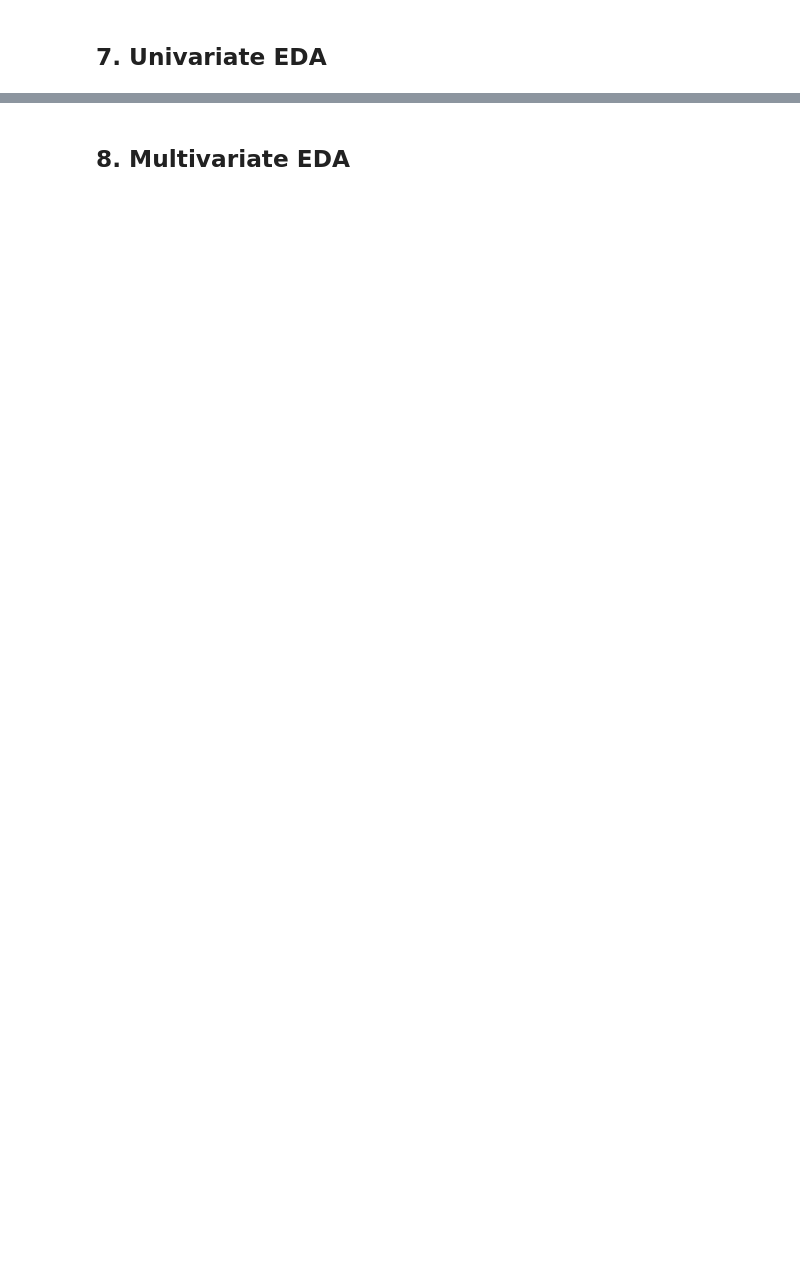
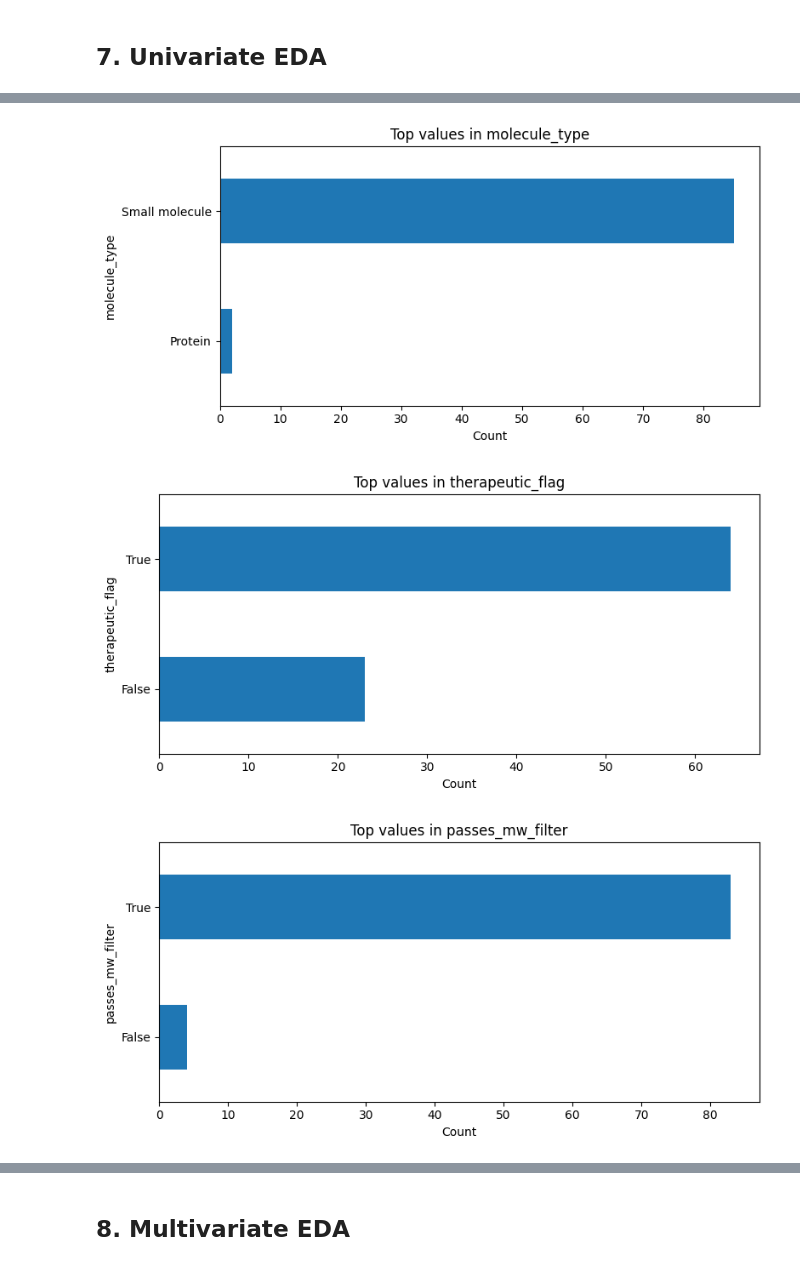
Before and after one commit to KatieKimberling/ADS-599-CAPSTONE-Team-8, a Jupyter notebook: notebooks/Team8_Data_EDA_Template.ipynb, the cells around one changed output, grey strips where cells are left out. Cells and saved outputs as stored; diff of their text form; code cells hidden in the pictures; blank space fills up the shorter version.

```diff
--- a/notebooks/Team8_Data_EDA_Template.ipynb
+++ b/notebooks/Team8_Data_EDA_Template.ipynb
@@ -44,7 +54,7 @@ dataset_notes
 # %% [markdown]
 ## 2. Load the dataset
 # %%
-DATA_PATH = "data/raw/replace_with_file.csv"
+DATA_PATH = "../data/clean_j05_antivirals.csv"
 df = pd.read_csv(DATA_PATH)
 
 print("Shape:", df.shape)
@@ -140,10 +392,15 @@ for col in numeric_cols[:6]:
 # %%
-for col in categorical_cols[:4]:
+selected_categorical_cols = ['molecule_type', 'therapeutic_flag', 'passes_mw_filter', 'passes_lipinski']
+for col in selected_categorical_cols:
     vc = df[col].astype(str).value_counts().head(15)
     plt.figure(figsize=(8, 4))
     vc.sort_values().plot(kind="barh")
     plt.title(f"Top values in {col}")
     plt.xlabel("Count")
     plt.ylabel(col)
     plt.tight_layout()
     plt.show()
+# %% [output]
+[figure, added]
+[figure, added]
+[figure, added]
```
Also changed, not shown: parts of 26 cells of this notebook.
